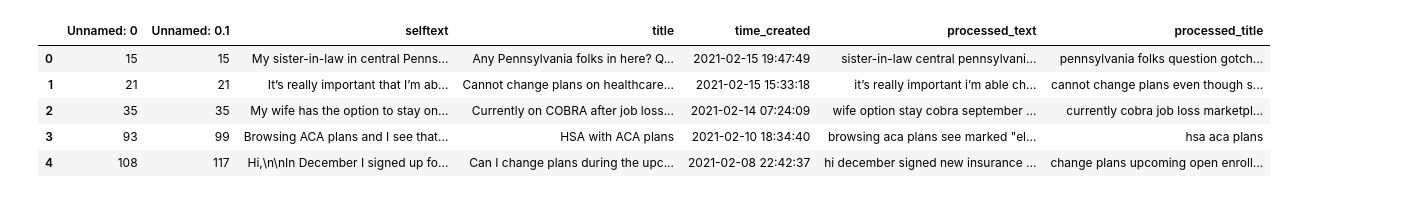
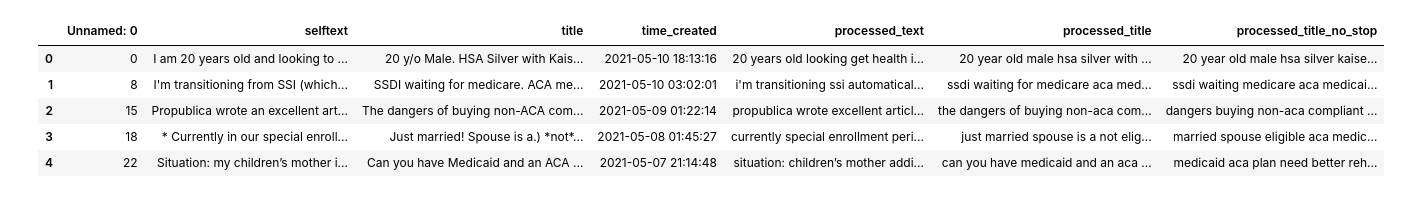
Before and after one commit to vmmadathil/forums_aca_needs, a Jupyter notebook: notebooks/01-vm-title-exploring copy.ipynb, the cells around one changed output. Saved outputs shown, nothing was run; the diff lists cells and outputs as text; code cells hidden in the pictures.

```diff
--- a/notebooks/01-vm-title-exploring copy.ipynb
+++ b/notebooks/01-vm-title-exploring copy.ipynb
@@ -2,16 +2,16 @@
 import pandas as pd
 # %%
 #importing identified aca posts
-posts = pd.read_csv('../data/processed/aca_posts_2.csv')
+posts = pd.read_csv('../data/processed/aca_posts_3.csv')
 
 posts.head()
 # %% [output]
-|  | Unnamed: 0 | Unnamed: 0.1 | selftext | title | time_created | processed_text | processed_title |
-| 0 | 15 | 15 | My sister-in-law in central Penns... | Any Pennsylvania folks in here? Q... | 2021-02-15 19:47:49 | sister-in-law central pennsylvani... | pennsylvania folks question gotch... |
-| 1 | 21 | 21 | It’s really important that I’m ab... | Cannot change plans on healthcare... | 2021-02-15 15:33:18 | it’s really important i’m able ch... | cannot change plans even though s... |
-| 2 | 35 | 35 | My wife has the option to stay on... | Currently on COBRA after job loss... | 2021-02-14 07:24:09 | wife option stay cobra september ... | currently cobra job loss marketpl... |
-| 3 | 93 | 99 | Browsing ACA plans and I see that... | HSA with ACA plans | 2021-02-10 18:34:40 | browsing aca plans see marked "el... | hsa aca plans |
-| 4 | 108 | 117 | Hi,\n\nIn December I signed up fo... | Can I change plans during the upc... | 2021-02-08 22:42:37 | hi december signed new insurance ... | change plans upcoming open enroll... |
+|  | Unnamed: 0 | selftext | title | time_created | processed_text | processed_title | processed_title_no_stop |
+| 0 | 0 | I am 20 years old and looking to ... | 20 y/o Male. HSA Silver with Kais... | 2021-05-10 18:13:16 | 20 years old looking get health i... | 20 year old male hsa silver with ... | 20 year old male hsa silver kaise... |
+| 1 | 8 | I'm transitioning from SSI (which... | SSDI waiting for medicare. ACA me... | 2021-05-10 03:02:01 | i'm transitioning ssi automatical... | ssdi waiting for medicare aca med... | ssdi waiting medicare aca medicai... |
+| 2 | 15 | Propublica wrote an excellent art... | The dangers of buying non-ACA com... | 2021-05-09 01:22:14 | propublica wrote excellent articl... | the dangers of buying non-aca com... | dangers buying non-aca compliant ... |
+| 3 | 18 | * Currently in our special enroll... | Just married! Spouse is a.) *not*... | 2021-05-08 01:45:27 | currently special enrollment peri... | just married spouse is a not elig... | married spouse eligible aca medic... |
+| 4 | 22 | Situation: my children’s mother i... | Can you have Medicaid and an ACA ... | 2021-05-07 21:14:48 | situation: children’s mother addi... | can you have medicaid and an aca ... | medicaid aca plan need better reh... |
 # %%
 #now doing it for post titles
 from wordcloud import WordCloud
```
Also changed, not shown: parts of 11 cells of this notebook, 2 other files.
